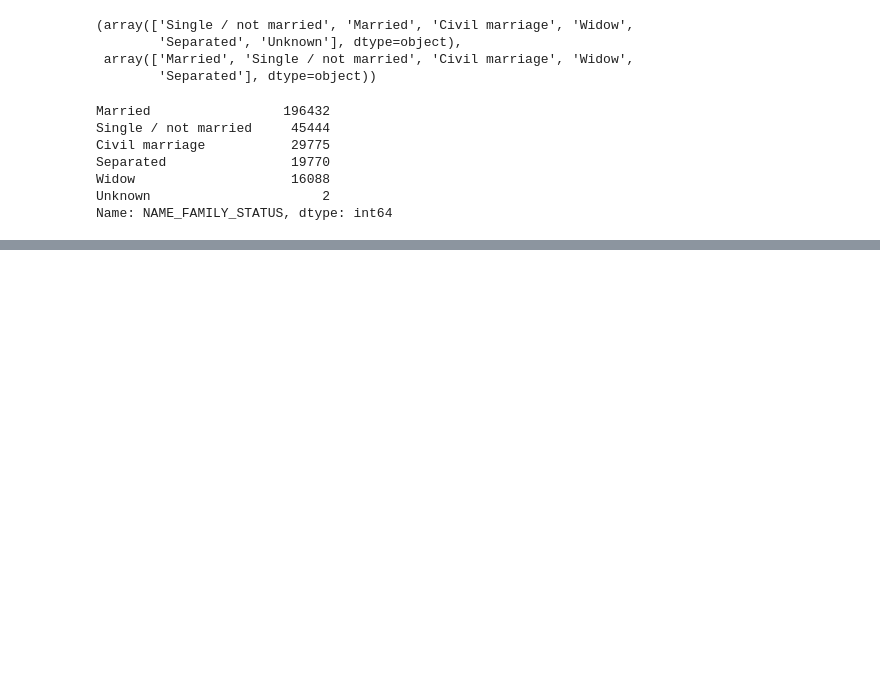
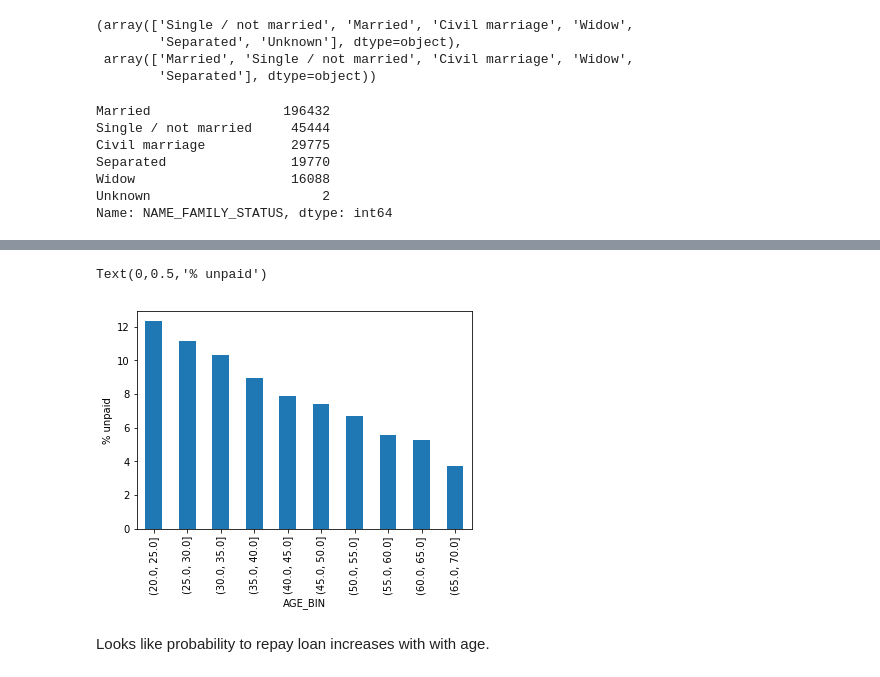
Before and after one commit to misbah-uddin/home_credit_default_risk, a Jupyter notebook: home_credit_default_risk_notebook_data_analysis.ipynb, the cells around one changed output, grey strips where cells are left out. Saved outputs shown, nothing was run; the diff lists cells and outputs as text; code cells hidden in the pictures; blank space fills up the shorter version.

```diff
--- a/home_credit_default_risk_notebook_data_analysis.ipynb
+++ b/home_credit_default_risk_notebook_data_analysis.ipynb
@@ -220,0 +270,3 @@ We should convert categorical features to one-hot encoded features. This is due
+# %%
+age_df['AGE_BIN'] = pd.cut(age_df['AGE'], bins=np.linspace(20, 70, num=11))
+age_df.head()
@@ -220,0 +280,3 @@ We should convert categorical features to one-hot encoded features. This is due
+# %%
+age_group_all = age_df.groupby(['AGE_BIN']).count()
+age_group_all.reset_index()
@@ -220,0 +295,3 @@ We should convert categorical features to one-hot encoded features. This is due
+# %%
+age_group_not_paid = age_df[age_df.TARGET==1].groupby(['AGE_BIN']).count()
+age_group_not_paid.reset_index()
@@ -220,0 +310,10 @@ We should convert categorical features to one-hot encoded features. This is due
+# %%
+age_group_not_paid['fraction'] = age_group_not_paid['AGE']*100/age_group_all['AGE']
+# %%
+age_group_not_paid['fraction'].plot(kind='bar')
+plt.ylabel('% unpaid')
+# %% [output]
+Text(0,0.5,'% unpaid')
+[figure, added]
+# %% [markdown]
+Looks like probability to repay loan increases with with age.
```
Also changed, not shown: parts of 14 cells of this notebook.
